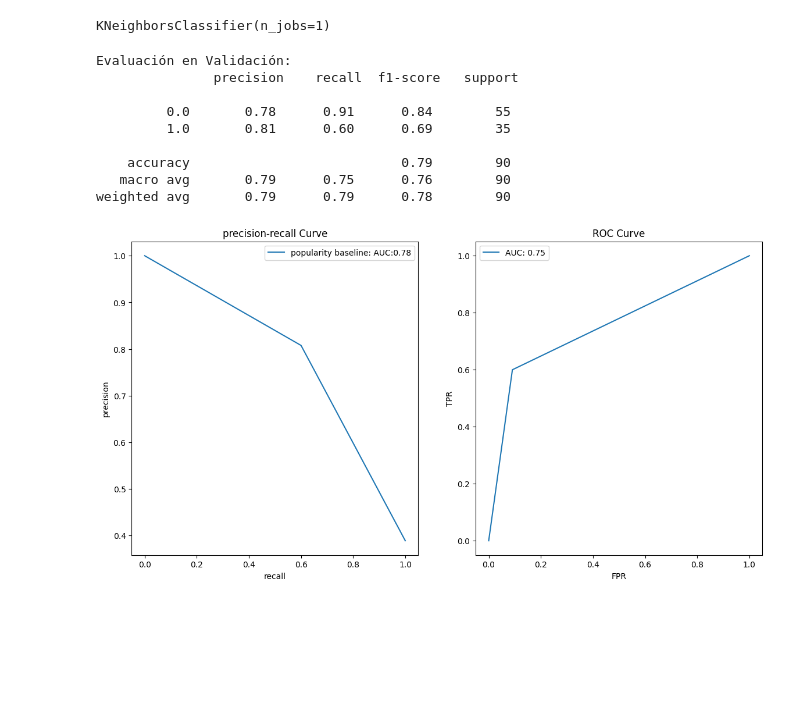
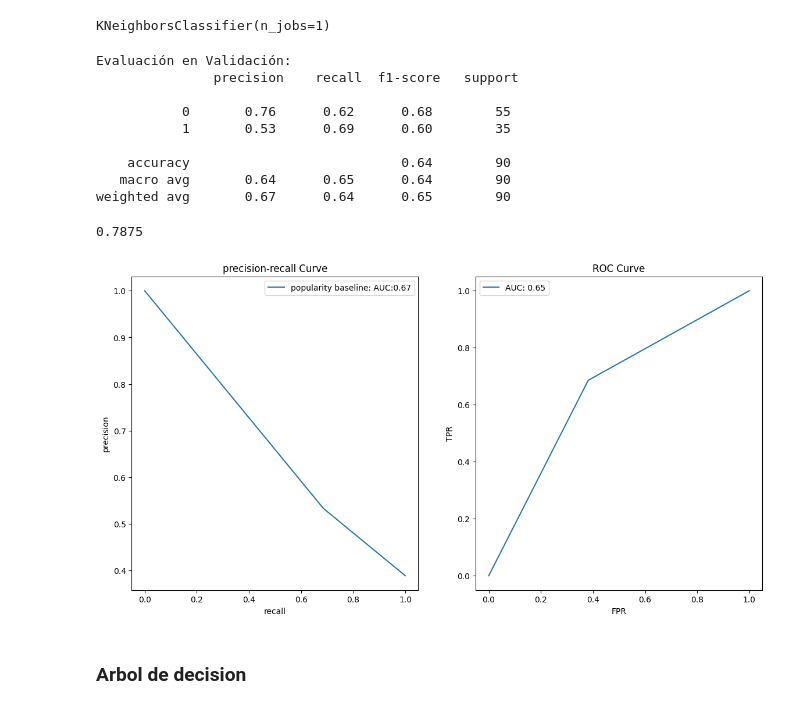
Before and after one commit to MaickMos/data_science_applied, a Jupyter notebook: Titanic_predictions.ipynb, the cells around one changed output. Drawn from its saved outputs; the diff is of its cells as text; code cells hidden in the pictures; blank space fills up the shorter version.

```diff
--- a/Titanic_predictions.ipynb
+++ b/Titanic_predictions.ipynb
@@ -280,0 +330,4 @@ cross_val_score(gnb, x, y, cv=10, scoring='recall').mean()
+# %%
+model_baseline = Baseline_sex()
+
+model_baseline.fit(X_train,y_train)
@@ -281,12 +374,12 @@ cross_val_score(gnb, x, y, cv=10, scoring='recall').mean()
 # %% [markdown]
 ### Regresion logistica
 # %%
-model = LogisticRegression(
+model_log_res = LogisticRegression(
     random_state=42,
     max_iter=500
     )
 
-model.fit(X_train, y_train)
+model_log_res.fit(X_train, y_train)
 # %% [output]
 LogisticRegression(max_iter=500, random_state=42)
 # %%
@@ -319,27 +420,32 @@ Curva ROC
 # %% [markdown]
 ### Kmeans
 # %%
-knn = KNeighborsClassifier(algorithm='auto', leaf_size=30, metric='minkowski',metric_params=None, n_jobs=1, n_neighbors=5, p=2, weights='uniform')
-
-knn.fit(X_train, y_train)
+model_knn = KNeighborsClassifier(algorithm='auto', leaf_size=30, metric='minkowski',metric_params=None, n_jobs=1, n_neighbors=5, p=2, weights='uniform')
+model_knn.fit(X_train, y_train)
 # %% [output]
 KNeighborsClassifier(n_jobs=1)
 # %%
 # Realizamos la prediccion sobre los datos de test
 
-y_prediccion_knn = knn.predict(X_test)
-print("Evaluación en Validación:\n", classification_report(y_test, y_prediccion_knn))
+y_test_pred_knn = model_knn.predict(X_test)
+print("Evaluación en Validación:\n", classification_report(y_test, y_test_pred_knn))
 # %% [output]
 Evaluación en Validación:
                precision    recall  f1-score   support
 
-         0.0       0.78      0.91      0.84        55
-         1.0       0.81      0.60      0.69        35
+           0       0.76      0.62      0.68        55
+           1       0.53      0.69      0.60        35
 
-    accuracy                           0.79        90
-   macro avg       0.79      0.75      0.76        90
-weighted avg       0.79      0.79      0.78        90
+    accuracy                           0.64        90
+   macro avg       0.64      0.65      0.64        90
+weighted avg       0.67      0.64      0.65        90
+# %%
+cross_val_score(model_knn, X_train, y_train, cv=10).mean()
+# %% [output]
+0.7875
 # %%
-plot_metrics("popularity baseline", y_pred=y_prediccion_knn, y_test=y_test)
+plot_metrics("popularity baseline", y_pred=y_test_pred_knn, y_test=y_test)
 # %% [output]
-[figure, old version]
+[figure, new version]
+# %% [markdown]
+### Arbol de decision
```
Also changed, not shown: parts of 49 cells of this notebook.
